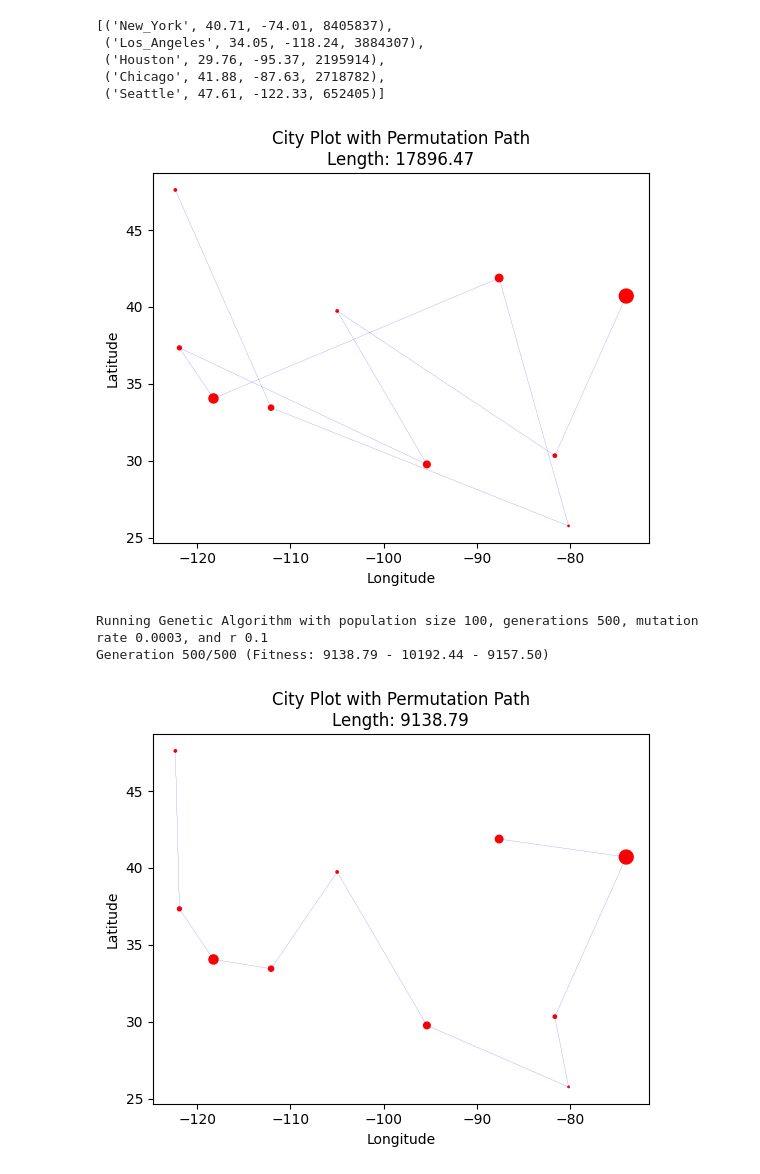
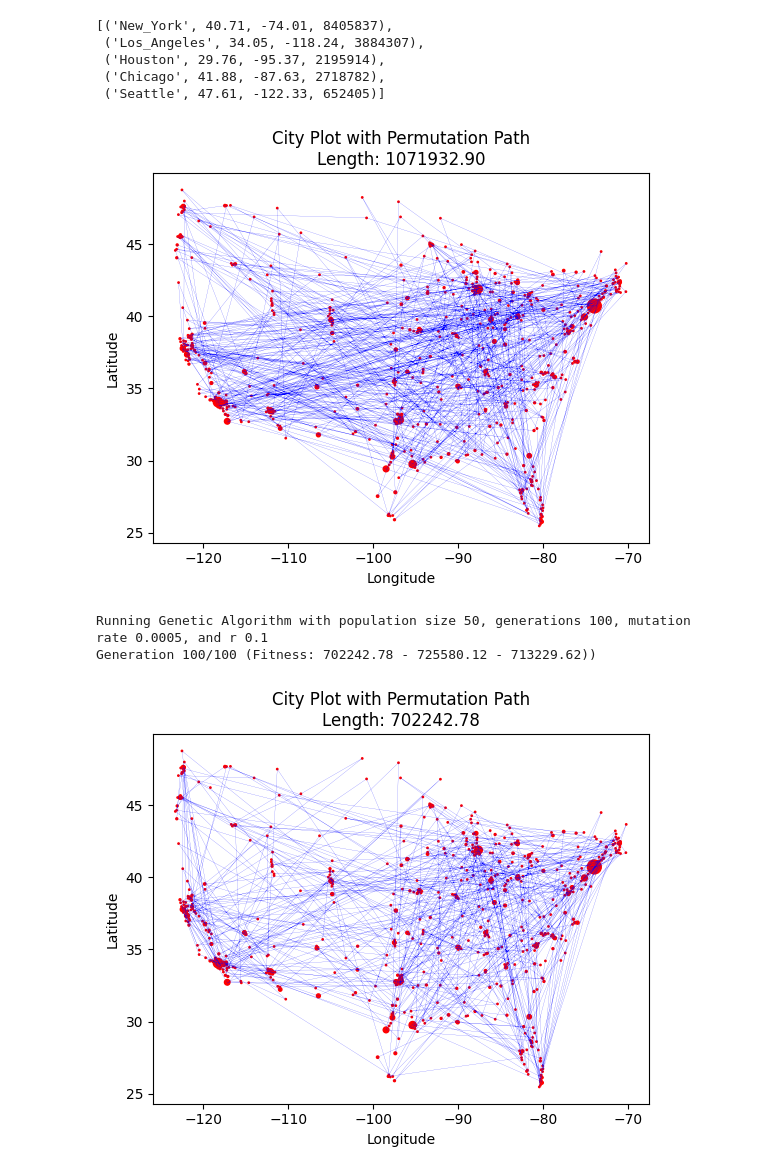
Before and after one commit to shivamCode0/ghp-math-2024, a Jupyter notebook: research/plot_cities.ipynb, the cells around one changed output. Cells and saved outputs as stored; diff of their text form; code cells hidden in the pictures.

```diff
--- a/research/plot_cities.ipynb
+++ b/research/plot_cities.ipynb
@@ -110,5 +110,5 @@ plt.show()
 # %%
 # keep the 100 least redundant cities
-cities1 = [cities[i] for i in np.argsort(scores)[:10]]
+cities1 = [cities[i] for i in np.argsort(scores)[:600]]
 plot_cities(cities1)
 # %% [output]
@@ -125,12 +125,14 @@ cities1[:5]
  ('Seattle', 47.61, -122.33, 652405)]
 # %%
 # get path length
-def path_length(cities, p):
+def path_length(cities, p, full=False):
     length = 0
     for i in range(len(p) - 1):
         c1 = cities[p[i]]
         c2 = cities[p[i + 1]]
         length += distance(c1[1], c1[2], c2[1], c2[2])
+    if full:
+        length += distance(cities[p[0]][1], cities[p[0]][2], cities[p[-1]][1], cities[p[-1]][2])
     return length
 # %%
 def plot_cities_permutation(cities, p):
@@ -157,7 +159,7 @@ def plot_cities_permutation(cities, p):
 p = np.random.permutation(len(cities1))
 plot_cities_permutation(cities1, p)
 # %% [output]
-[figure, old version]
+[figure, new version]
 # %%
 def ordered_crossover(parent1, parent2):
     size = len(parent1)
@@ -178,42 +180,44 @@ def mutate(permutation, mutation_rate=0.01):
             j = random.randint(0, l - 1)
             permutation[i], permutation[j] = permutation[j], permutation[i]
 
-def genetic_algorithm(cities, population_size=100, generations=500, mutation_rate=0.01, r=0.1):
+def genetic_algorithm(cities, population_size=100, generations=500, mutation_rate=0.01, r=0.1,full=True):
     print(f"Running Genetic Algorithm with population size {population_size}, generations {generations}, mutation rate {mutation_rate}, and r {r}")
     # Initialize population
     population = [np.random.permutation(len(cities)) for _ in range(population_size)]
 
     for generation in range(generations):
         # Calculate fitness
-        fitness = [path_length(cities, p) for p in population]
+        fitness = [path_length(cities, p, full=full) for p in population]
         print(f"Generation {generation + 1}/{generations} (Fitness: {min(fitness):.2f} - {max(fitness):.2f} - {np.mean(fitness):.2f})", end="\r")
         sorted_indices = np.argsort(fitness)
         population = [population[i] for i in sorted_indices]
 
         # Selection
         num_best_to_keep = int(r * population_size)
         new_population = population[:num_best_to_keep]
 
         # Crossover and Mutation
         while len(new_population) < population_size:
             parents = random.sample(population[:population_size // 2], 2)
             child = ordered_crossover(parents[0], parents[1])
             mutate(child, mutation_rate)
             new_population.append(child)
 
         population = new_population
 
     # Return the best solution found
     best_solution = population[0]
-    best_length = path_length(cities, best_solution)
+    best_length = path_length(cities, best_solution, full=full)
+    if full:
+        best_solution += best_solution[:1]
     return best_solution, best_length
 
 # Run the genetic algorithm
-best_permutation, best_length = genetic_algorithm(cities1, mutation_rate=3e-4, generations=500, r=0.1, population_size=100)
+best_permutation, best_length = genetic_algorithm(cities1, mutation_rate=5e-4, generations=100, r=0.1, population_size=50)
 
 # Plot the best path found
 plot_cities_permutation(cities1, best_permutation)
 # %% [output]
-Running Genetic Algorithm with population size 100, generations 500, mutation rate 0.0003, and r 0.1
-Generation 500/500 (Fitness: 9138.79 - 10192.44 - 9157.50)
+Running Genetic Algorithm with population size 50, generations 100, mutation rate 0.0005, and r 0.1
+Generation 100/100 (Fitness: 702242.78 - 725580.12 - 713229.62))
-[figure, old version]
+[figure, new version]
```
Also changed, not shown: parts of 5 cells of this notebook.
